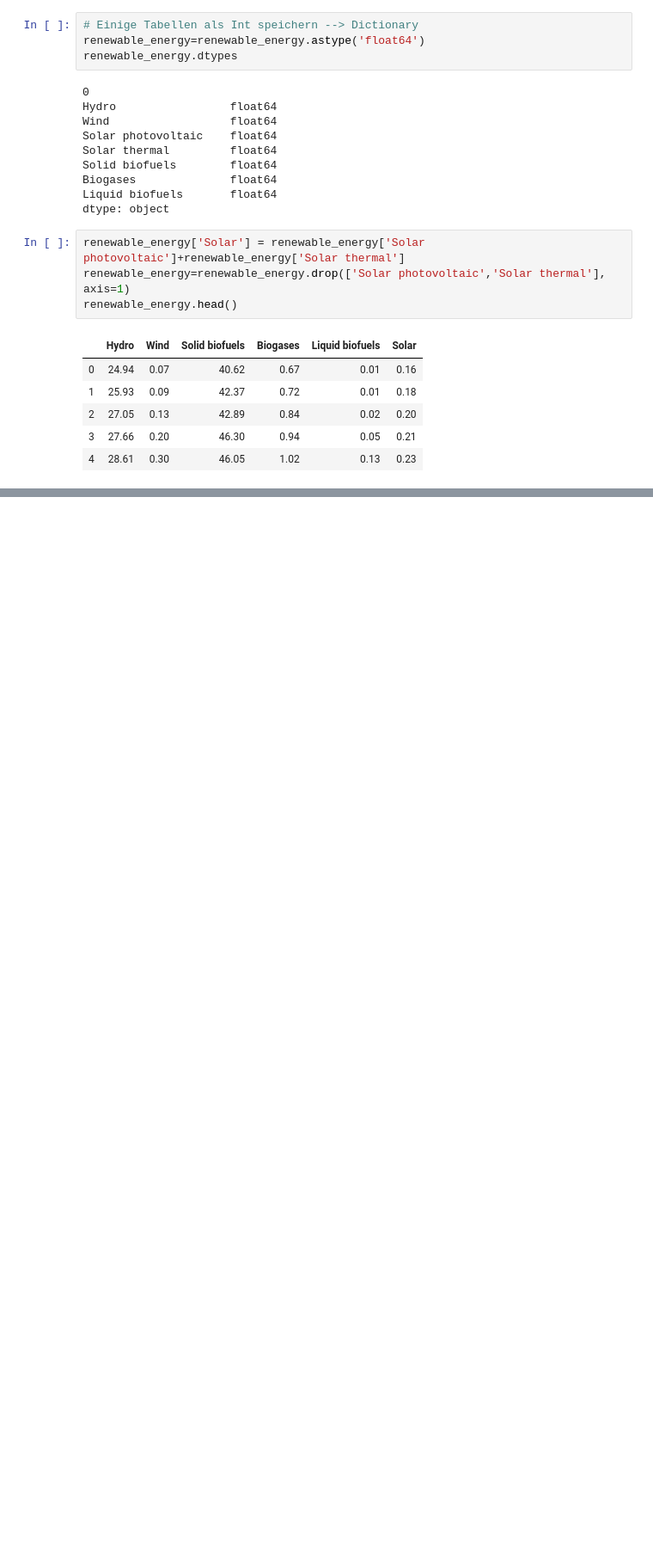
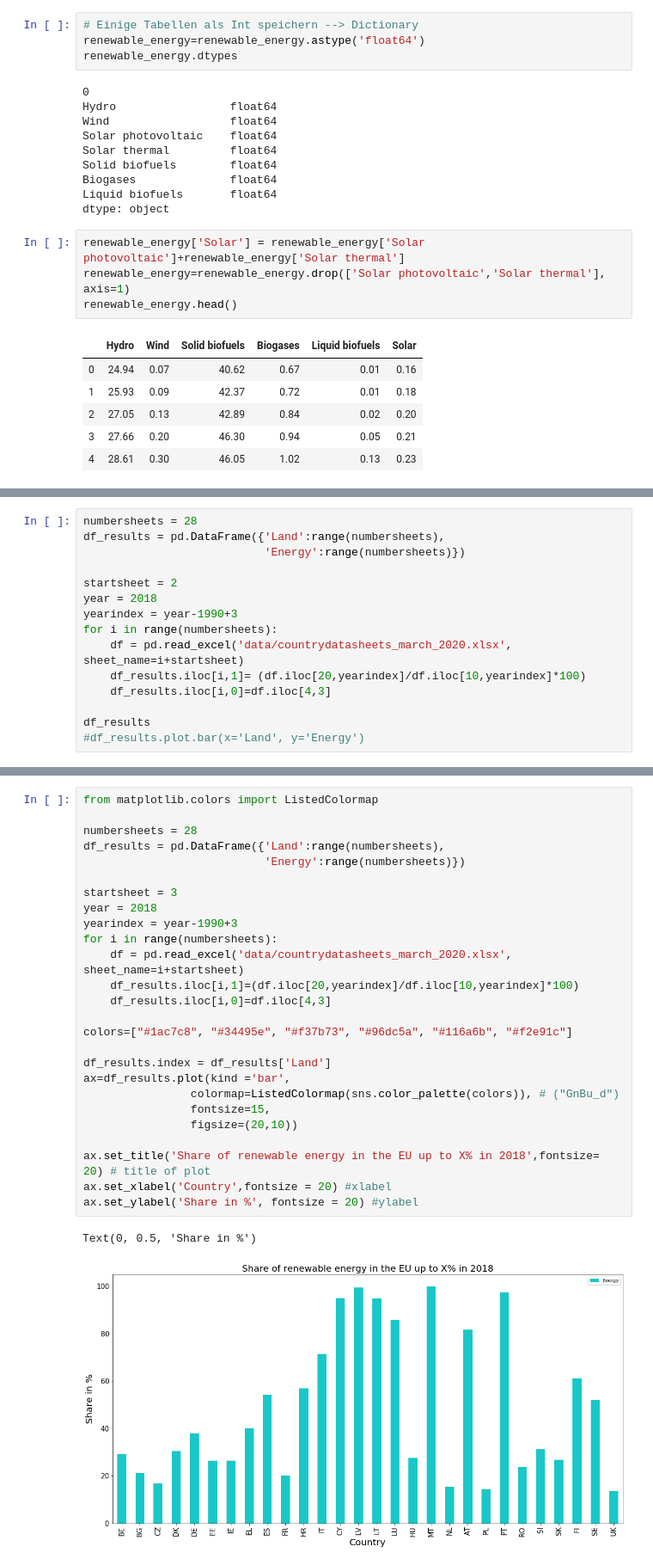
Before and after one commit to nlygar/renewable-energy-eu-statistics, a Jupyter notebook: Untitled1.ipynb, the cells around one changed output, grey strips where cells are left out. Shown: that part at 86% size. Saved outputs shown, nothing was run; the diff lists cells and outputs as text; blank space fills up the shorter version.

```diff
--- a/Untitled1.ipynb
+++ b/Untitled1.ipynb
@@ -378,3 +380,18 @@ ax.legend(handles[::-1], labels[::-1],loc='upper left',fontsize=16)
 # %% [output]
 <matplotlib.legend.Legend at 0x...>
 [figure]
+# %%
+numbersheets = 28
+df_results = pd.DataFrame({'Land':range(numbersheets),
+                           'Energy':range(numbersheets)})
+
+startsheet = 2
+year = 2018
+yearindex = year-1990+3
+for i in range(numbersheets):
+    df = pd.read_excel('data/countrydatasheets_march_2020.xlsx', sheet_name=i+startsheet)
+    df_results.iloc[i,1]= (df.iloc[20,yearindex]/df.iloc[10,yearindex]*100)
+    df_results.iloc[i,0]=df.iloc[4,3]
+
+df_results
+#df_results.plot.bar(x='Land', y='Energy')
@@ -380,0 +416,29 @@ ax.legend(handles[::-1], labels[::-1],loc='upper left',fontsize=16)
+# %%
+from matplotlib.colors import ListedColormap
+
+numbersheets = 28
+df_results = pd.DataFrame({'Land':range(numbersheets),
+                           'Energy':range(numbersheets)})
+
+startsheet = 3
+year = 2018
+yearindex = year-1990+3
+for i in range(numbersheets):
+    df = pd.read_excel('data/countrydatasheets_march_2020.xlsx', sheet_name=i+startsheet)
+    df_results.iloc[i,1]=(df.iloc[20,yearindex]/df.iloc[10,yearindex]*100)
+    df_results.iloc[i,0]=df.iloc[4,3]
+
+colors=["#1ac7c8", "#34495e", "#f37b73", "#96dc5a", "#116a6b", "#f2e91c"]
+
+df_results.index = df_results['Land']
+ax=df_results.plot(kind ='bar',
+                colormap=ListedColormap(sns.color_palette(colors)), # ("GnBu_d")
+                fontsize=15,
+                figsize=(20,10))
+
+ax.set_title('Share of renewable energy in the EU up to X% in 2018',fontsize= 20) # title of plot
+ax.set_xlabel('Country',fontsize = 20) #xlabel
+ax.set_ylabel('Share in %', fontsize = 20) #ylabel
+# %% [output]
+Text(0, 0.5, 'Share in %')
+[figure, added]
```
Also changed, not shown: parts of 4 cells of this notebook, 1 other file.
